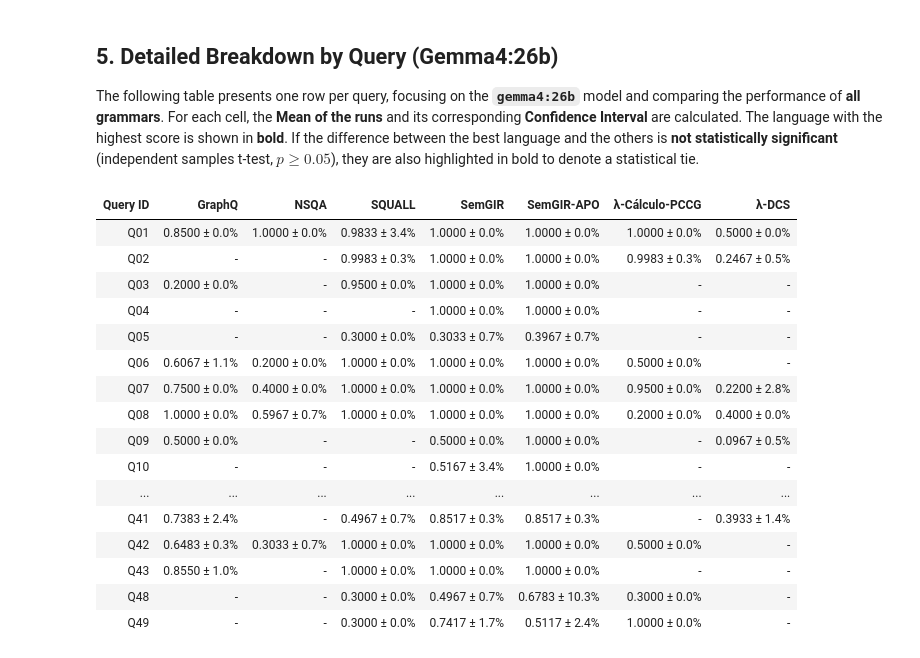
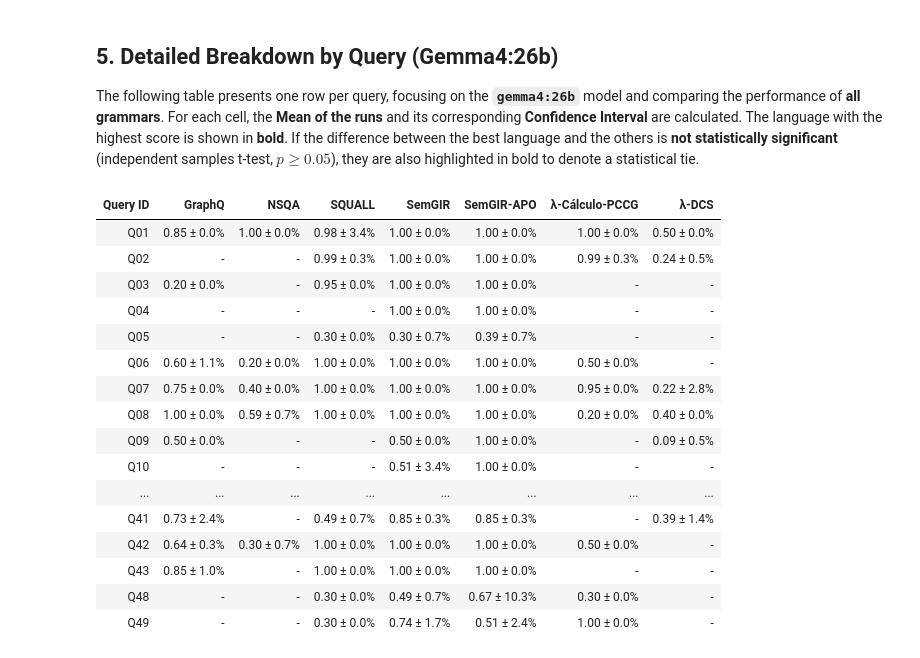
Before and after one commit to Raulms29/TLNCSG, a Jupyter notebook: grammar_eval/Statistical_Analysis.ipynb, the cells around one changed output. Drawn from its saved outputs; the diff is of its cells as text; code cells hidden in the pictures.

```diff
--- a/grammar_eval/Statistical_Analysis.ipynb
+++ b/grammar_eval/Statistical_Analysis.ipynb
@@ -259,6 +259,9 @@ import numpy as np
 from scipy import stats
 from IPython.display import display, HTML
 from statistical_analysis_utils import compute_margin
+
+number_decimals = 2
+percentage_decimals = 1
 
 df_gemma = run_scores[run_scores['Model'] == 'gemma4:26b'].copy()
 
@@ -304,7 +307,9 @@ for q in queries:
             continue
 
         h = q_margins[g]
-        cell_str = f"{m:.4f} &plusmn; {h*100:.1f}%"
+        m_str = f"{m:.{number_decimals + 5}f}"
+        m_trunc_str = m_str[:m_str.find('.') + number_decimals + 1]
+        cell_str = f"{m_trunc_str} &plusmn; {h*100:.{percentage_decimals}f}%"
 
         is_bold = False
         if g == best_g:
@@ -312,46 +317,46 @@ for q in queries:
         elif best_g is not None:
             scores_best = q_scores[best_g]
             scores_curr = q_scores[g]
 
             if np.isclose(m, q_means[best_g], atol=1e-7):
                 is_bold = True
             elif len(scores_best) > 1 and len(scores_curr) > 1:
                 res = stats.ttest_ind(scores_best, scores_curr, equal_var=False)
                 p_val = float(res[1]) # type: ignore
                 if (p_val == p_val) and p_val >= 0.05:
                     is_bold = True
                 elif (p_val != p_val) and np.isclose(m, q_means[best_g]):
                     is_bold = True
             elif len(scores_curr) == 0:
                 is_bold = False
             else:
                 if np.isclose(m, q_means[best_g]):
                     is_bold = True
 
         if is_bold:
             row_data[str(g)] = f"<b>{cell_str}</b>"
         else:
             row_data[str(g)] = cell_str
 
     results.append(row_data)
 
 df_queries = pd.DataFrame(results)
 display(HTML(df_queries.to_html(escape=False, index=False)))
 # %% [output]
 | Query ID | GraphQ | NSQA | SQUALL | SemGIR | SemGIR-APO | λ-Cálculo-PCCG | λ-DCS |
-| Q01 | 0.8500 ± 0.0% | 1.0000 ± 0.0% | 0.9833 ± 3.4% | 1.0000 ± 0.0% | 1.0000 ± 0.0% | 1.0000 ± 0.0% | 0.5000 ± 0.0% |
-| Q02 | - | - | 0.9983 ± 0.3% | 1.0000 ± 0.0% | 1.0000 ± 0.0% | 0.9983 ± 0.3% | 0.2467 ± 0.5% |
-| Q03 | 0.2000 ± 0.0% | - | 0.9500 ± 0.0% | 1.0000 ± 0.0% | 1.0000 ± 0.0% | - | - |
-| Q04 | - | - | - | 1.0000 ± 0.0% | 1.0000 ± 0.0% | - | - |
-| Q05 | - | - | 0.3000 ± 0.0% | 0.3033 ± 0.7% | 0.3967 ± 0.7% | - | - |
-| Q06 | 0.6067 ± 1.1% | 0.2000 ± 0.0% | 1.0000 ± 0.0% | 1.0000 ± 0.0% | 1.0000 ± 0.0% | 0.5000 ± 0.0% | - |
-| Q07 | 0.7500 ± 0.0% | 0.4000 ± 0.0% | 1.0000 ± 0.0% | 1.0000 ± 0.0% | 1.0000 ± 0.0% | 0.9500 ± 0.0% | 0.2200 ± 2.8% |
-| Q08 | 1.0000 ± 0.0% | 0.5967 ± 0.7% | 1.0000 ± 0.0% | 1.0000 ± 0.0% | 1.0000 ± 0.0% | 0.2000 ± 0.0% | 0.4000 ± 0.0% |
-| Q09 | 0.5000 ± 0.0% | - | - | 0.5000 ± 0.0% | 1.0000 ± 0.0% | - | 0.0967 ± 0.5% |
-| Q10 | - | - | - | 0.5167 ± 3.4% | 1.0000 ± 0.0% | - | - |
+| Q01 | 0.85 ± 0.0% | 1.00 ± 0.0% | 0.98 ± 3.4% | 1.00 ± 0.0% | 1.00 ± 0.0% | 1.00 ± 0.0% | 0.50 ± 0.0% |
+| Q02 | - | - | 0.99 ± 0.3% | 1.00 ± 0.0% | 1.00 ± 0.0% | 0.99 ± 0.3% | 0.24 ± 0.5% |
+| Q03 | 0.20 ± 0.0% | - | 0.95 ± 0.0% | 1.00 ± 0.0% | 1.00 ± 0.0% | - | - |
+| Q04 | - | - | - | 1.00 ± 0.0% | 1.00 ± 0.0% | - | - |
+| Q05 | - | - | 0.30 ± 0.0% | 0.30 ± 0.7% | 0.39 ± 0.7% | - | - |
+| Q06 | 0.60 ± 1.1% | 0.20 ± 0.0% | 1.00 ± 0.0% | 1.00 ± 0.0% | 1.00 ± 0.0% | 0.50 ± 0.0% | - |
+| Q07 | 0.75 ± 0.0% | 0.40 ± 0.0% | 1.00 ± 0.0% | 1.00 ± 0.0% | 1.00 ± 0.0% | 0.95 ± 0.0% | 0.22 ± 2.8% |
+| Q08 | 1.00 ± 0.0% | 0.59 ± 0.7% | 1.00 ± 0.0% | 1.00 ± 0.0% | 1.00 ± 0.0% | 0.20 ± 0.0% | 0.40 ± 0.0% |
+| Q09 | 0.50 ± 0.0% | - | - | 0.50 ± 0.0% | 1.00 ± 0.0% | - | 0.09 ± 0.5% |
+| Q10 | - | - | - | 0.51 ± 3.4% | 1.00 ± 0.0% | - | - |
 | ... | ... | ... | ... | ... | ... | ... | ... |
-| Q41 | 0.7383 ± 2.4% | - | 0.4967 ± 0.7% | 0.8517 ± 0.3% | 0.8517 ± 0.3% | - | 0.3933 ± 1.4% |
-| Q42 | 0.6483 ± 0.3% | 0.3033 ± 0.7% | 1.0000 ± 0.0% | 1.0000 ± 0.0% | 1.0000 ± 0.0% | 0.5000 ± 0.0% | - |
-| Q43 | 0.8550 ± 1.0% | - | 1.0000 ± 0.0% | 1.0000 ± 0.0% | 1.0000 ± 0.0% | - | - |
-| Q48 | - | - | 0.3000 ± 0.0% | 0.4967 ± 0.7% | 0.6783 ± 10.3% | 0.3000 ± 0.0% | - |
-| Q49 | - | - | 0.3000 ± 0.0% | 0.7417 ± 1.7% | 0.5117 ± 2.4% | 1.0000 ± 0.0% | - |
+| Q41 | 0.73 ± 2.4% | - | 0.49 ± 0.7% | 0.85 ± 0.3% | 0.85 ± 0.3% | - | 0.39 ± 1.4% |
+| Q42 | 0.64 ± 0.3% | 0.30 ± 0.7% | 1.00 ± 0.0% | 1.00 ± 0.0% | 1.00 ± 0.0% | 0.50 ± 0.0% | - |
+| Q43 | 0.85 ± 1.0% | - | 1.00 ± 0.0% | 1.00 ± 0.0% | 1.00 ± 0.0% | - | - |
+| Q48 | - | - | 0.30 ± 0.0% | 0.49 ± 0.7% | 0.67 ± 10.3% | 0.30 ± 0.0% | - |
+| Q49 | - | - | 0.30 ± 0.0% | 0.74 ± 1.7% | 0.51 ± 2.4% | 1.00 ± 0.0% | - |
```
